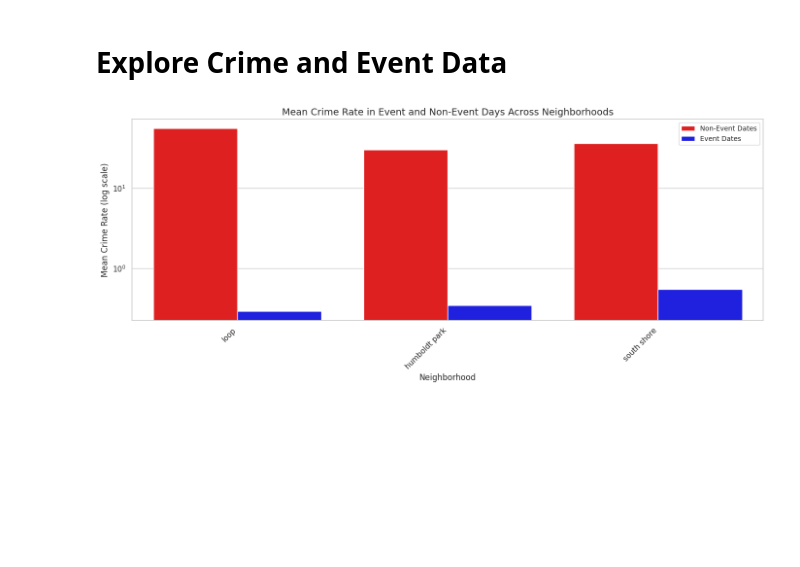
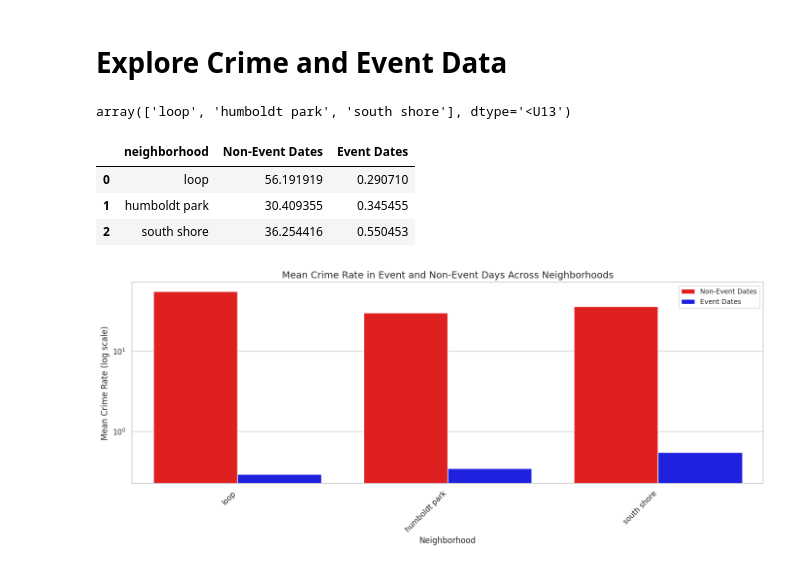
Before and after one commit to merfanian/Urban-pulse, a Jupyter notebook: datasets/Crime/EDA/Crime_And_Event_EDA_W_ML_Models.ipynb, the cells around one changed output. Cells and saved outputs as stored; diff of their text form; code cells hidden in the pictures; blank space fills up the shorter version.

```diff
--- a/datasets/Crime/EDA/Crime_And_Event_EDA_W_ML_Models.ipynb
+++ b/datasets/Crime/EDA/Crime_And_Event_EDA_W_ML_Models.ipynb
@@ -211,6 +206,10 @@ event_data['reservation start date'] = pd.to_datetime(event_data['reservation st
 event_data['reservation end date'] = pd.to_datetime(event_data['reservation end date'], errors='coerce')
 # %%
 high_crime_event_data = event_data[event_data['neighborhood'].isin(high_crime_neighs)]
+# %%
+high_crime_event_neighs
+# %% [output]
+array(['loop', 'humboldt park', 'south shore'], dtype='<U13')
 # %%
 neigh_event_crime_mean = []
 for neigh in high_crime_event_neighs:
@@ -231,6 +230,13 @@ for neigh in high_crime_event_neighs:
 df = pd.DataFrame(neigh_event_crime_mean, columns=['neighborhood', 'Non-Event Dates', 'Event Dates'])
 df_melt = df.melt(id_vars='neighborhood', value_vars=['Non-Event Dates', 'Event Dates'],
                   var_name='kind', value_name='mean_crime')
+# %%
+df
+# %% [output]
+|  | neighborhood | Non-Event Dates | Event Dates |
+| 0 | loop | 56.191919 | 0.290710 |
+| 1 | humboldt park | 30.409355 | 0.345455 |
+| 2 | south shore | 36.254416 | 0.550453 |
 # %%
 sns.set_theme(style="whitegrid")
 
```
Also changed, not shown: parts of 13 cells of this notebook, 1 other file.
